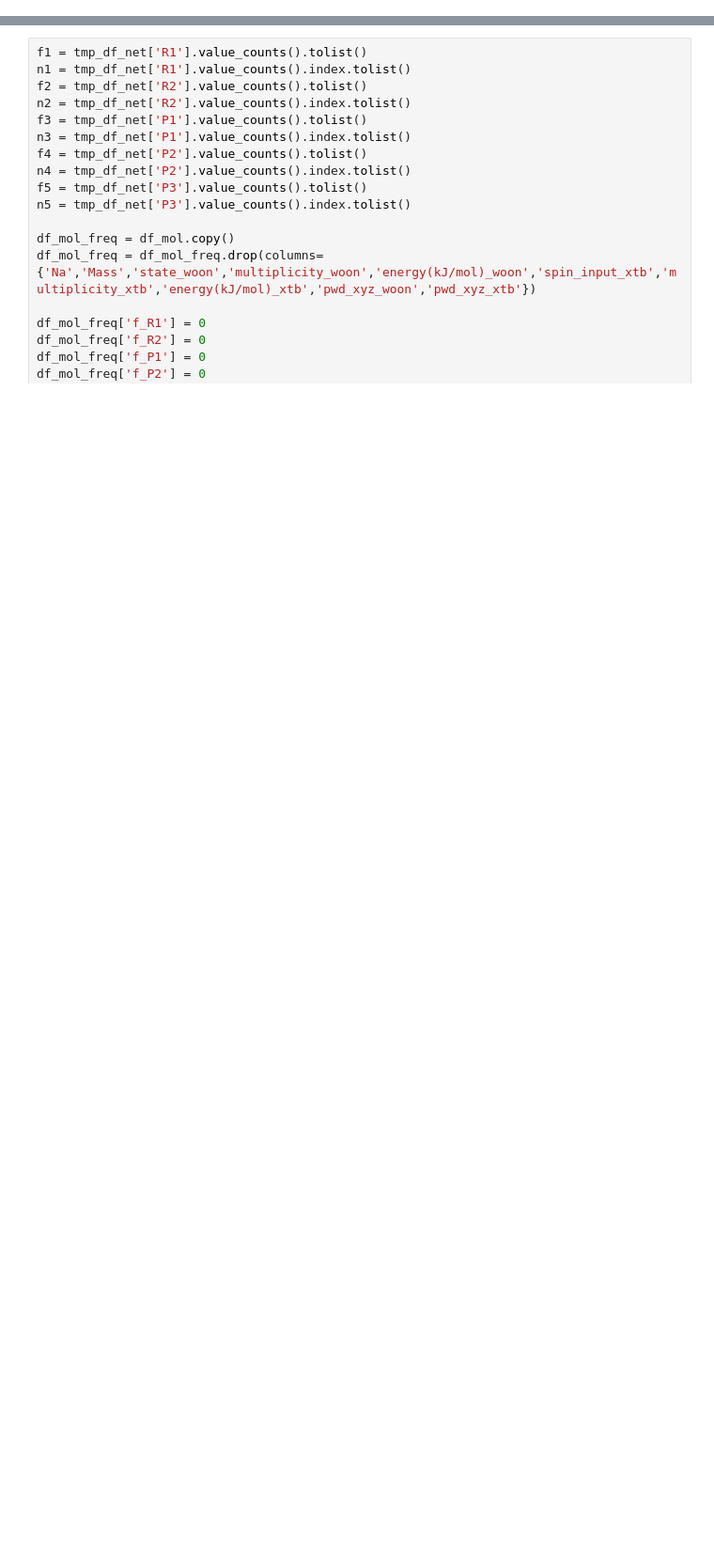
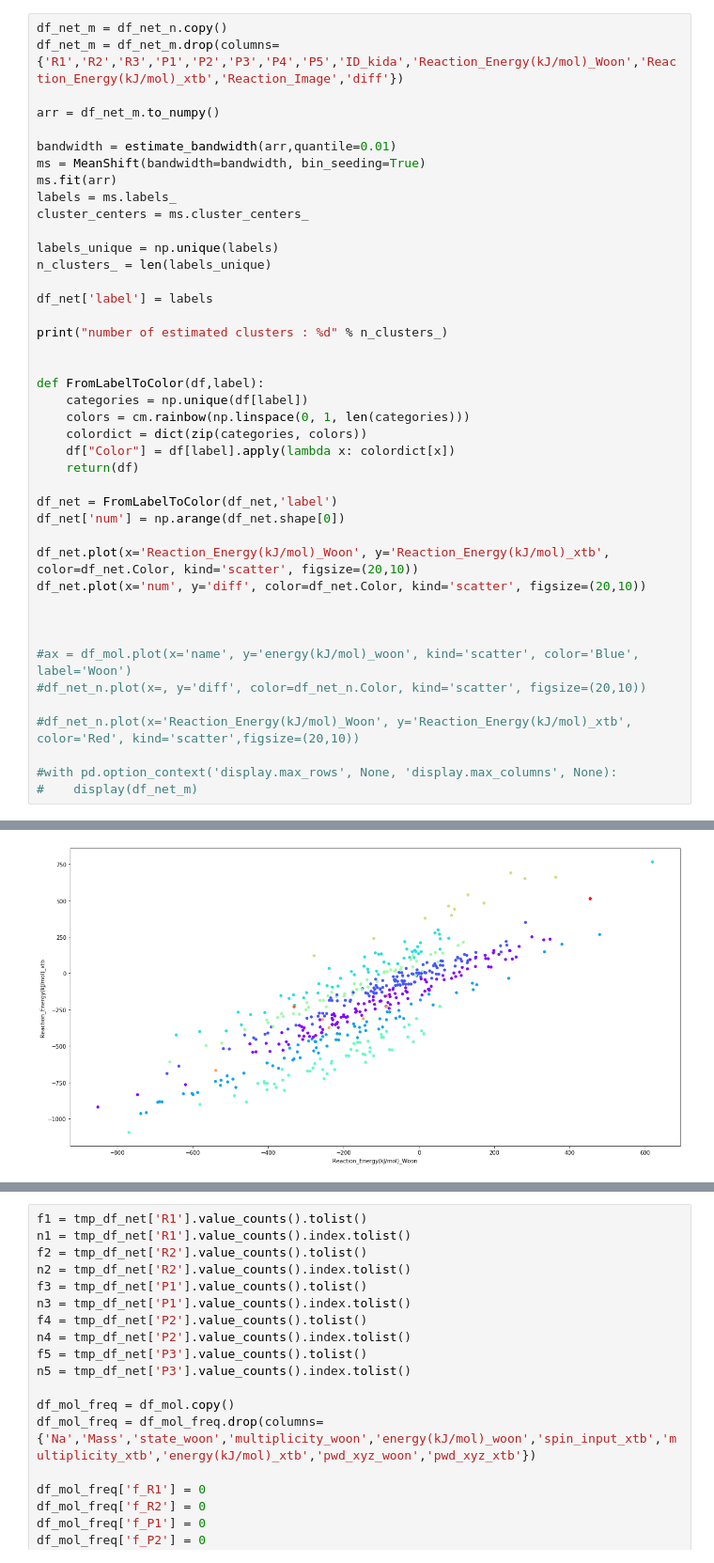
Before and after one commit to TinacciL/QueryAstroWoonDatabase, a Jupyter notebook: data_analysis/data_analysis.ipynb, the cells around one changed output, grey strips where cells are left out. Shown: that part at 94% size. Cells and saved outputs as stored; diff of their text form; blank space fills up the shorter version.

```diff
--- a/data_analysis/data_analysis.ipynb
+++ b/data_analysis/data_analysis.ipynb
@@ -33,0 +64,43 @@ RDKit WARNING: [18:02:21] Enabling RDKit 2019.09.3 jupyter extensions
+# %%
+df_net_m = df_net_n.copy()
+df_net_m = df_net_m.drop(columns={'R1','R2','R3','P1','P2','P3','P4','P5','ID_kida','Reaction_Energy(kJ/mol)_Woon','Reaction_Energy(kJ/mol)_xtb','Reaction_Image','diff'})
+
+arr = df_net_m.to_numpy()
+
+bandwidth = estimate_bandwidth(arr,quantile=0.01)
+ms = MeanShift(bandwidth=bandwidth, bin_seeding=True)
+ms.fit(arr)
+labels = ms.labels_
+cluster_centers = ms.cluster_centers_
+
+labels_unique = np.unique(labels)
+n_clusters_ = len(labels_unique)
+
+df_net['label'] = labels
+
+print("number of estimated clusters : %d" % n_clusters_)
+
+
+def FromLabelToColor(df,label):
+    categories = np.unique(df[label])
+    colors = cm.rainbow(np.linspace(0, 1, len(categories)))
+    colordict = dict(zip(categories, colors))
+    df["Color"] = df[label].apply(lambda x: colordict[x])
+    return(df)
+
+df_net = FromLabelToColor(df_net,'label')
+df_net['num'] = np.arange(df_net.shape[0])
+
+df_net.plot(x='Reaction_Energy(kJ/mol)_Woon', y='Reaction_Energy(kJ/mol)_xtb', color=df_net.Color, kind='scatter', figsize=(20,10))
+df_net.plot(x='num', y='diff', color=df_net.Color, kind='scatter', figsize=(20,10))
+
+
+
+#ax = df_mol.plot(x='name', y='energy(kJ/mol)_woon', kind='scatter', color='Blue', label='Woon')
+#df_net_n.plot(x=, y='diff', color=df_net_n.Color, kind='scatter', figsize=(20,10))
+
+#df_net_n.plot(x='Reaction_Energy(kJ/mol)_Woon', y='Reaction_Energy(kJ/mol)_xtb', color='Red', kind='scatter',figsize=(20,10))
+
+#with pd.option_context('display.max_rows', None, 'display.max_columns', None):
+#    display(df_net_m)
+# %% [output]
@@ -33,0 +109 @@ RDKit WARNING: [18:02:21] Enabling RDKit 2019.09.3 jupyter extensions
+[figure, added]
```
Also changed, not shown: parts of 8 cells of this notebook.
